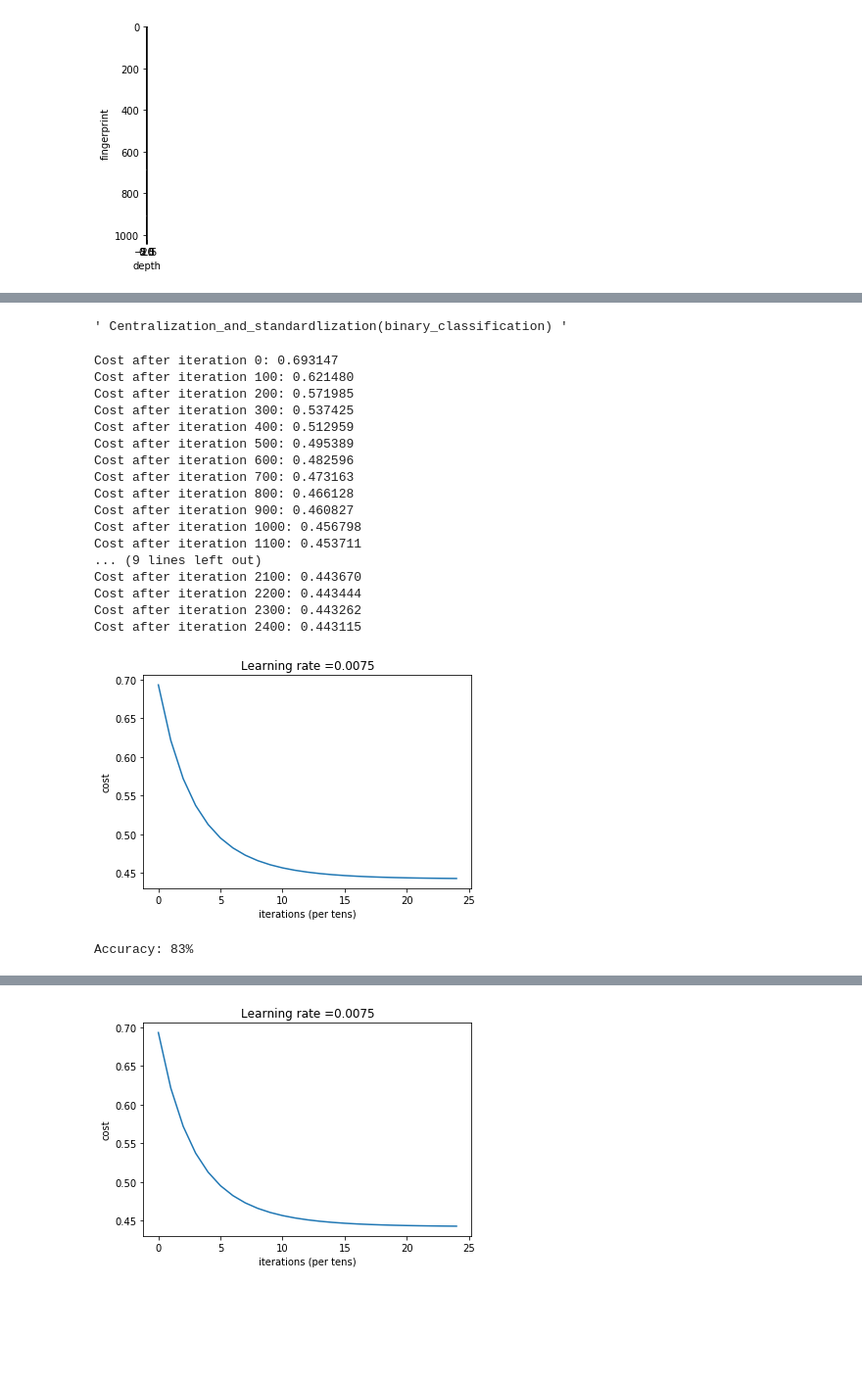
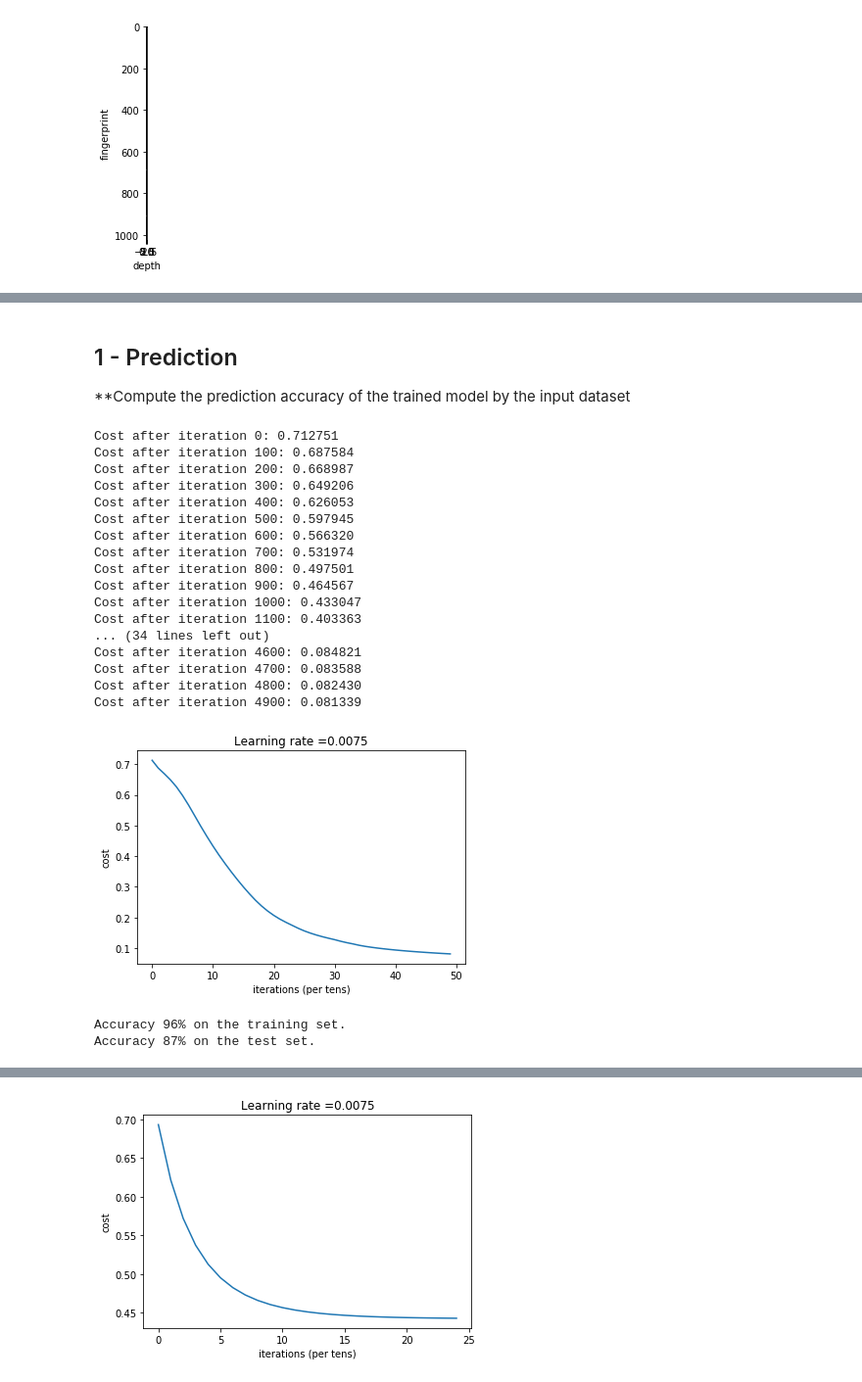
Before and after one commit to JBwdn/Latent, a Jupyter notebook: Chemicals.ipynb, the cells around one changed output, grey strips where cells are left out. Shown: that part at 98% size. Saved outputs shown, nothing was run; the diff lists cells and outputs as text; code cells hidden in the pictures; blank space fills up the shorter version.

```diff
--- a/Chemicals.ipynb
+++ b/Chemicals.ipynb
@@ -660,0 +1047,25 @@ train_y: the solubility feature of the vector
+# %%
+"""The train_set_split function from sklearn can only accepted dataset in shape(samples,features)"""
+train_yy=train_y.T
+train_xx=train_x_flatten.T
+# %%
+"""Split the data in train/test = 0.9/0.1"""
+X_train, X_test, y_train, y_test = train_test_split(train_xx, train_yy, test_size=0.10)
+# %%
+X_train=X_train.T
+X_test=X_test.T
+y_train=y_train.T
+y_test=y_test.T
+# %%
+"""StratifiedKFold"""
+from sklearn.model_selection import StratifiedKFold # import KFold
+sfolder.get_n_splits(train_xx,train_yy)
+sfolder = StratifiedKFold(n_splits=3,random_state=0,shuffle=False)
+for train, test in sfolder.split(train_xx,train_yy):
+    X_train, X_test = train_xx[train].T, train_xx[test].T
+    y_train, y_test = train_yy[train].T, train_yy[test].T
+    parameters,costs = L_layer_model(X_train, y_train, layers_dims, learning_rate = 0.0075, num_iterations = 5000, print_cost = True,lambd = 0)
+    predictions = predict(parameters, X_train)
+    print ('Accuracy %d' % float((np.dot(y_train,predictions.T) + np.dot(1-y_train,1-predictions.T))/float(y_train.size)*100) + '%'+" on the training set.")
+    predictions = predict(parameters, X_test)
+    print ('Accuracy %d' % float((np.dot(y_test,predictions.T) + np.dot(1-y_test,1-predictions.T))/float(y_test.size)*100) + '%'+" on the test set.")
@@ -660,0 +1129,4 @@ train_y: the solubility feature of the vector
+# %% [markdown]
+## 1 - Prediction
+
+**Compute the prediction accuracy of the trained model by the input dataset
@@ -668,4 +1163,0 @@ layers_dims = [n_x, 20, n_h, 5, n_y] #  4-layer model
-# %%
-""" Centralization_and_standardlization(binary_classification) """
-# %% [output]
-' Centralization_and_standardlization(binary_classification) '
@@ -736,22 +1164,22 @@ def L_layer_model(X, Y, layers_dims, learning_rate = 0.0075, num_iterations = 30
 # %%
 """Train the model"""
-parameters,costs = L_layer_model(train_x_flatten, train_y, layers_dims, num_iterations = 2500, print_cost = True)
+parameters,costs = L_layer_model(X_train, y_train, layers_dims, learning_rate = 0.0075, num_iterations = 5000, print_cost = True,lambd = 0)
 # %% [output]
-Cost after iteration 0: 0.693147
-Cost after iteration 100: 0.621480
-Cost after iteration 200: 0.571985
-Cost after iteration 300: 0.537425
-Cost after iteration 400: 0.512959
-Cost after iteration 500: 0.495389
-Cost after iteration 600: 0.482596
-Cost after iteration 700: 0.473163
-Cost after iteration 800: 0.466128
-Cost after iteration 900: 0.460827
-Cost after iteration 1000: 0.456798
-Cost after iteration 1100: 0.453711
-... (9 lines left out)
-Cost after iteration 2100: 0.443670
-Cost after iteration 2200: 0.443444
-Cost after iteration 2300: 0.443262
-Cost after iteration 2400: 0.443115
+Cost after iteration 0: 0.712751
+Cost after iteration 100: 0.687584
+Cost after iteration 200: 0.668987
+Cost after iteration 300: 0.649206
+Cost after iteration 400: 0.626053
+Cost after iteration 500: 0.597945
+Cost after iteration 600: 0.566320
+Cost after iteration 700: 0.531974
+Cost after iteration 800: 0.497501
+Cost after iteration 900: 0.464567
+Cost after iteration 1000: 0.433047
+Cost after iteration 1100: 0.403363
+... (34 lines left out)
+Cost after iteration 4600: 0.084821
+Cost after iteration 4700: 0.083588
+Cost after iteration 4800: 0.082430
+Cost after iteration 4900: 0.081339
-[figure, old version]
+[figure, new version]
@@ -783,6 +1186,9 @@ def predict(parameters, X):
 # %%
 # Print accuracy
-predictions = predict(parameters, train_x_flatten)
-print ('Accuracy: %d' % float((np.dot(train_y,predictions.T) + np.dot(1-train_y,1-predictions.T))/float(train_y.size)*100) + '%')
+predictions = predict(parameters, X_train)
+print ('Accuracy %d' % float((np.dot(y_train,predictions.T) + np.dot(1-y_train,1-predictions.T))/float(y_train.size)*100) + '%'+" on the training set.")
+predictions = predict(parameters, X_test)
+print ('Accuracy %d' % float((np.dot(y_test,predictions.T) + np.dot(1-y_test,1-predictions.T))/float(y_test.size)*100) + '%'+" on the test set.")
 # %% [output]
-Accuracy: 83%
+Accuracy 96% on the training set.
+Accuracy 87% on the test set.
```
Also changed, not shown: parts of 69 cells of this notebook.
